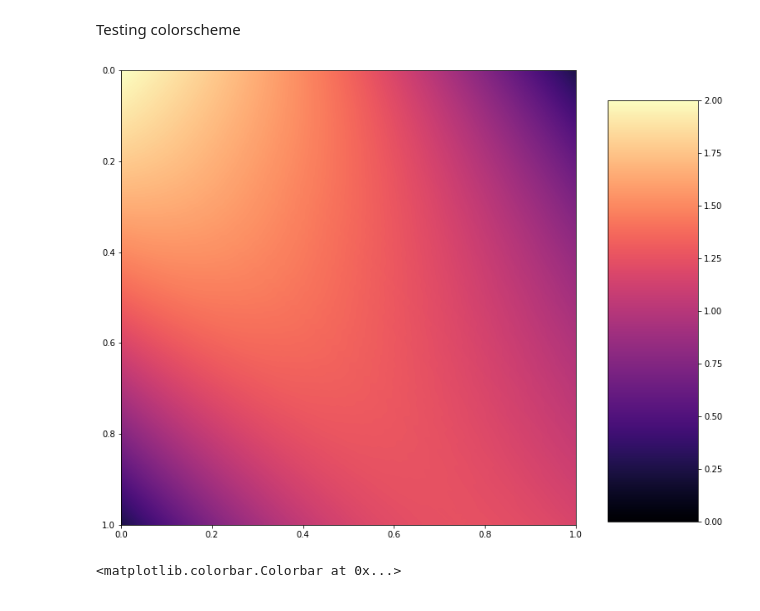
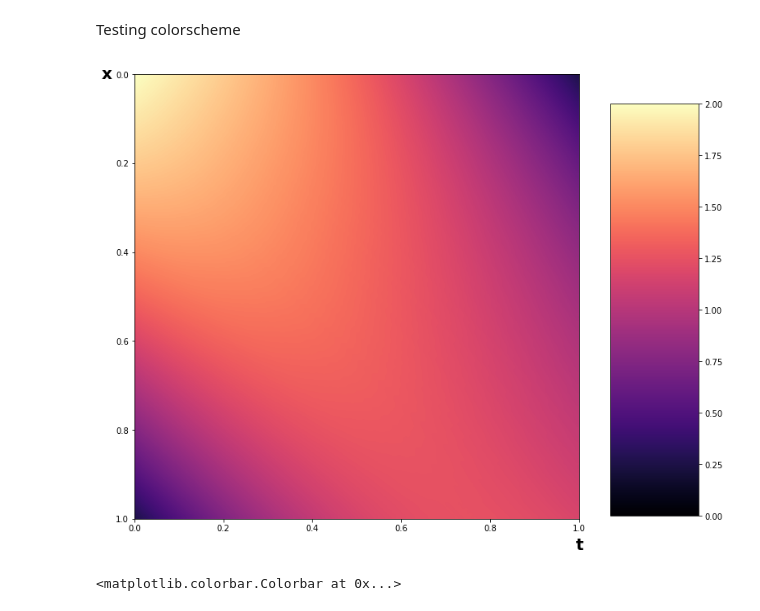
Before and after one commit to HIDDENDEN/Math_models, a Jupyter notebook: MyWork.ipynb, the cells around one changed output. Drawn from its saved outputs; the diff is of its cells as text; code cells hidden in the pictures.

```diff
--- a/MyWork.ipynb
+++ b/MyWork.ipynb
@@ -358,12 +359,24 @@ Testing colorscheme
 # p1 = axs[0].imshow(matrix,cmap='magma', aspect='equal',vmin = 0,vmax = 2 , interpolation="lanczos", origin="upper",extent=(0,T,L,0))
 # fig.colorbar(p1, ax=axs[0])
 
-fig = plt.figure(figsize=(my_fig_size+5,my_fig_size))
-ax = plt.subplot(111)
-im = ax.imshow(matrix,cmap='magma', aspect='equal',vmin = 0,vmax = 2 , interpolation="lanczos", origin="upper",extent=(0,T,L,0))
-c = plt.colorbar(im, cax = fig.add_axes([0.8, 0.13, 0.1, 0.7]))
+# fig = plt.figure(figsize=(my_fig_size+5,my_fig_size))
+# ax = plt.subplot(111)
+# im = ax.imshow(matrix,cmap='magma', aspect='equal',vmin = 0,vmax = 2 , interpolation="lanczos", origin="upper",extent=(0,T,L,0))
+# c = plt.colorbar(im, cax = fig.add_axes([0.8, 0.13, 0.1, 0.7]))
-# %% [output]
-[figure, removed]
+# %%
+#test
+fig = plt.figure(figsize=(my_fig_size+5,my_fig_size))
+ax = plt.subplot(111)
+
+#set x,t labels
+fig.text(0.765, 0.08, 't', ha='center', va='center',fontsize=20,fontweight='bold')
+fig.text(0.23, 0.88,  'x', ha='center', va='center',fontsize=20,fontweight='bold')
+#====================================
+
+im = ax.imshow(matrix,cmap='magma', aspect='equal',vmin = 0,vmax = 2 , interpolation="lanczos", origin="upper",extent=(0,T,L,0))
+c = plt.colorbar(im, cax = fig.add_axes([0.8, 0.13, 0.1, 0.7]))
+# %% [output]
+[figure, added]
 # %%
 np.random.seed(19680801)
 data = np.random.randn(25, 25)
```
Also changed, not shown: parts of 2 cells of this notebook.
